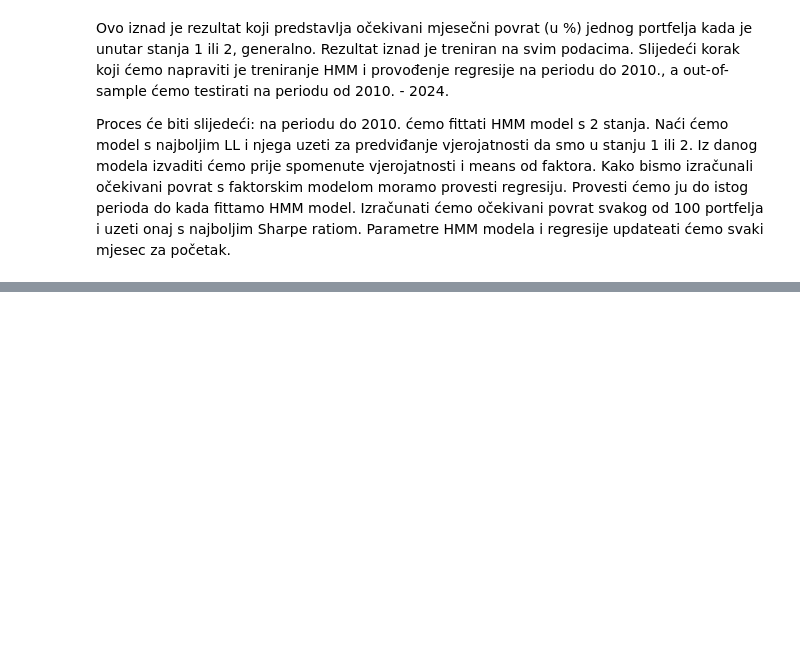
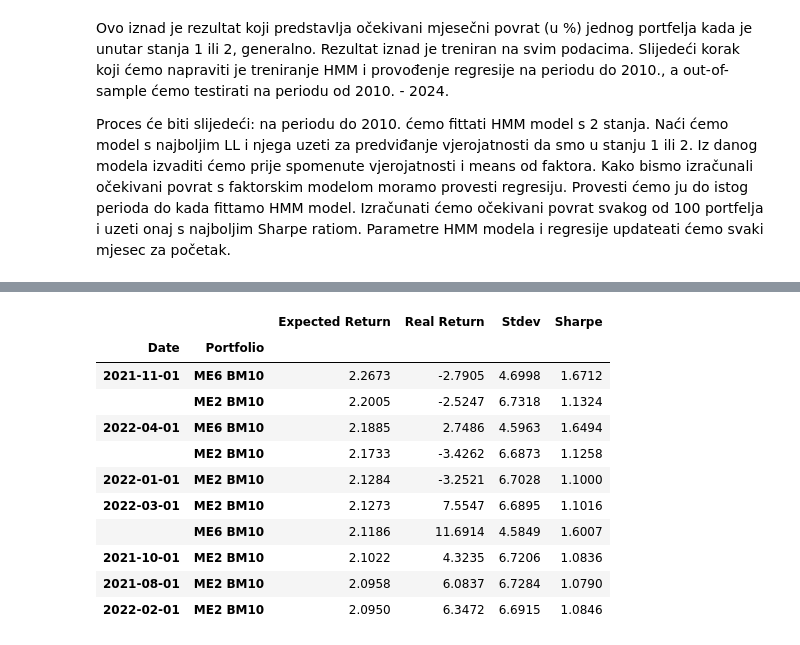
Before and after one commit to evucelic/HMM-Market-Regime-Estimation, a Jupyter notebook: fama_french_HMM.ipynb, the cells around one changed output, grey strips where cells are left out. Drawn from its saved outputs; the diff is of its cells as text; code cells hidden in the pictures; blank space fills up the shorter version.

```diff
--- a/fama_french_HMM.ipynb
+++ b/fama_french_HMM.ipynb
@@ -839,0 +868,15 @@ out_of_sample_comparison_df
+# %%
+out_of_sample_comparison_df = out_of_sample_comparison_df.astype(float).round(4)
+# %% [output]
+|  |  | Expected Return | Real Return | Stdev | Sharpe |
+| Date | Portfolio |  |  |  |  |
+| 2021-11-01 | ME6 BM10 | 2.2673 | -2.7905 | 4.6998 | 1.6712 |
+|  | ME2 BM10 | 2.2005 | -2.5247 | 6.7318 | 1.1324 |
+| 2022-04-01 | ME6 BM10 | 2.1885 | 2.7486 | 4.5963 | 1.6494 |
+|  | ME2 BM10 | 2.1733 | -3.4262 | 6.6873 | 1.1258 |
+| 2022-01-01 | ME2 BM10 | 2.1284 | -3.2521 | 6.7028 | 1.1000 |
+| 2022-03-01 | ME2 BM10 | 2.1273 | 7.5547 | 6.6895 | 1.1016 |
+|  | ME6 BM10 | 2.1186 | 11.6914 | 4.5849 | 1.6007 |
+| 2021-10-01 | ME2 BM10 | 2.1022 | 4.3235 | 6.7206 | 1.0836 |
+| 2021-08-01 | ME2 BM10 | 2.0958 | 6.0837 | 6.7284 | 1.0790 |
+| 2022-02-01 | ME2 BM10 | 2.0950 | 6.3472 | 6.6915 | 1.0846 |
```
Also changed, not shown: parts of 11 cells of this notebook, 1 other file.
